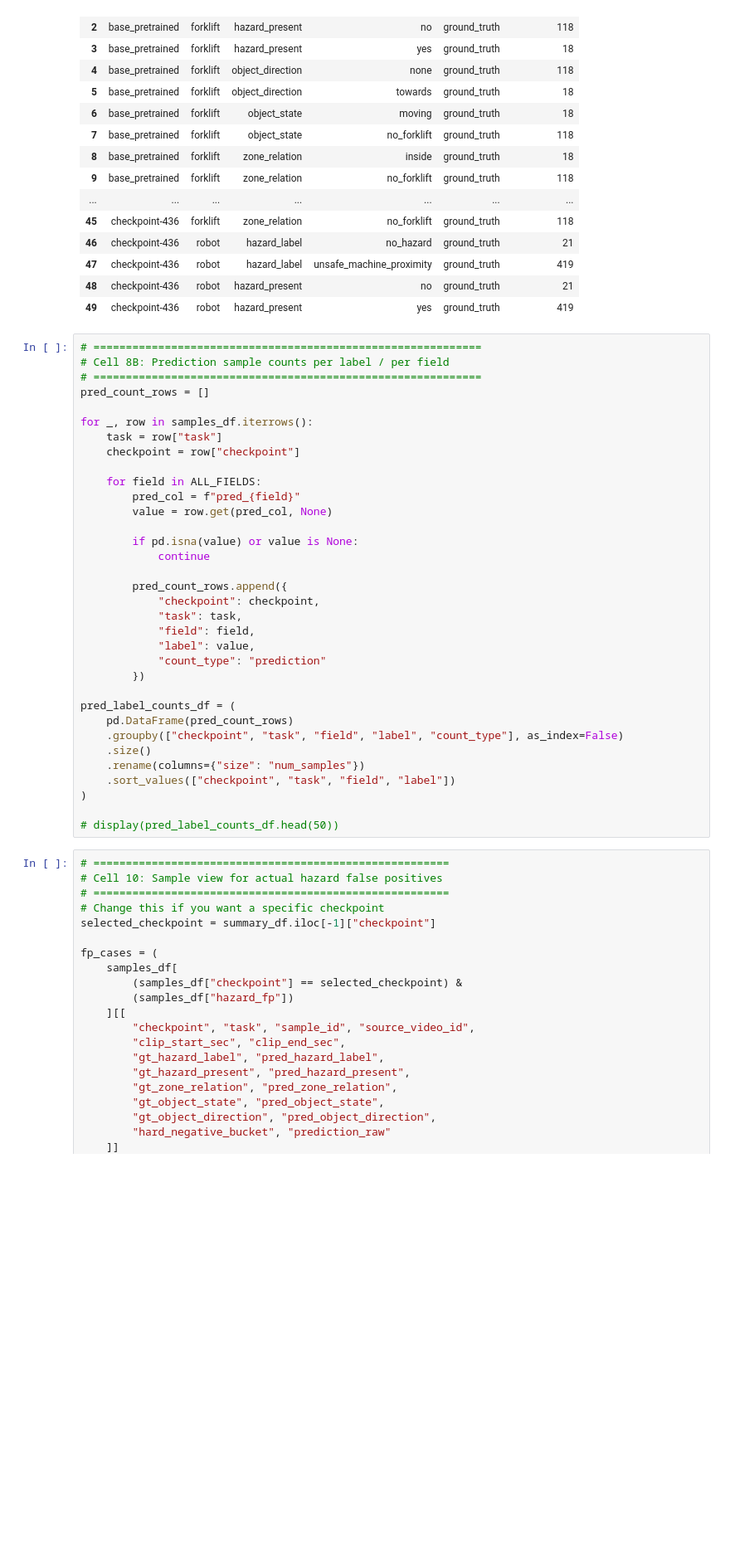
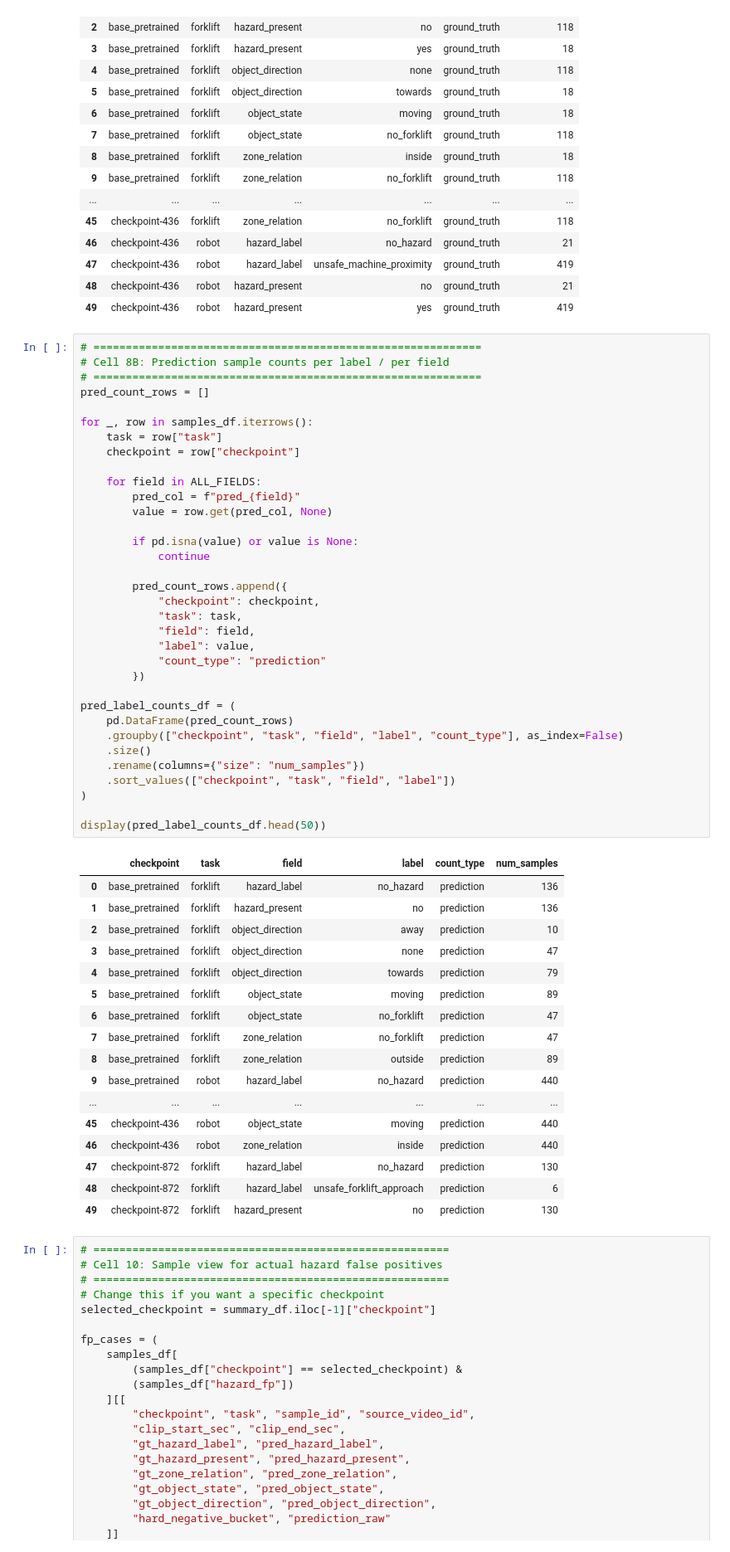
Before and after one commit to uziahmd/KPST_hazard_finetune, a Jupyter notebook: eval_visuals.ipynb, the cells around one changed output. Shown at 83% size. Saved outputs shown, nothing was run; the diff lists cells and outputs as text; blank space fills up the shorter version.

```diff
--- a/eval_visuals.ipynb
+++ b/eval_visuals.ipynb
@@ -499,34 +506,52 @@ display(label_counts_df.head(50))
 # ============================================================
 pred_count_rows = []
 
 for _, row in samples_df.iterrows():
     task = row["task"]
     checkpoint = row["checkpoint"]
 
     for field in ALL_FIELDS:
         pred_col = f"pred_{field}"
         value = row.get(pred_col, None)
 
         if pd.isna(value) or value is None:
             continue
 
         pred_count_rows.append({
             "checkpoint": checkpoint,
             "task": task,
             "field": field,
             "label": value,
             "count_type": "prediction"
         })
 
 pred_label_counts_df = (
     pd.DataFrame(pred_count_rows)
     .groupby(["checkpoint", "task", "field", "label", "count_type"], as_index=False)
     .size()
     .rename(columns={"size": "num_samples"})
     .sort_values(["checkpoint", "task", "field", "label"])
 )
 
-# display(pred_label_counts_df.head(50))
+display(pred_label_counts_df.head(50))
+# %% [output]
+|  | checkpoint | task | field | label | count_type | num_samples |
+| 0 | base_pretrained | forklift | hazard_label | no_hazard | prediction | 136 |
+| 1 | base_pretrained | forklift | hazard_present | no | prediction | 136 |
+| 2 | base_pretrained | forklift | object_direction | away | prediction | 10 |
+| 3 | base_pretrained | forklift | object_direction | none | prediction | 47 |
+| 4 | base_pretrained | forklift | object_direction | towards | prediction | 79 |
+| 5 | base_pretrained | forklift | object_state | moving | prediction | 89 |
+| 6 | base_pretrained | forklift | object_state | no_forklift | prediction | 47 |
+| 7 | base_pretrained | forklift | zone_relation | no_forklift | prediction | 47 |
+| 8 | base_pretrained | forklift | zone_relation | outside | prediction | 89 |
+| 9 | base_pretrained | robot | hazard_label | no_hazard | prediction | 440 |
+| ... | ... | ... | ... | ... | ... | ... |
+| 45 | checkpoint-436 | robot | object_state | moving | prediction | 440 |
+| 46 | checkpoint-436 | robot | zone_relation | inside | prediction | 440 |
+| 47 | checkpoint-872 | forklift | hazard_label | no_hazard | prediction | 130 |
+| 48 | checkpoint-872 | forklift | hazard_label | unsafe_forklift_approach | prediction | 6 |
+| 49 | checkpoint-872 | forklift | hazard_present | no | prediction | 130 |
 # %%
 # =======================================================
 # Cell 10: Sample view for actual hazard false positives
```
Also changed, not shown: parts of 2 cells of this notebook, 5 other files.
